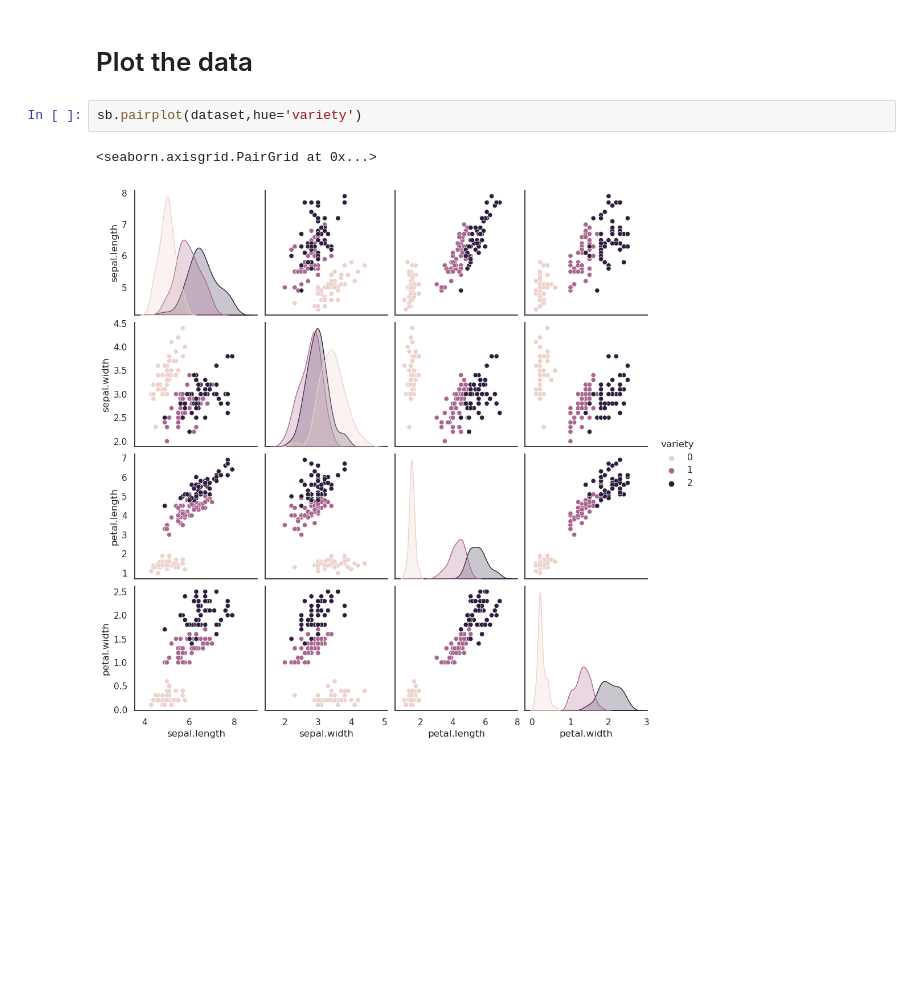
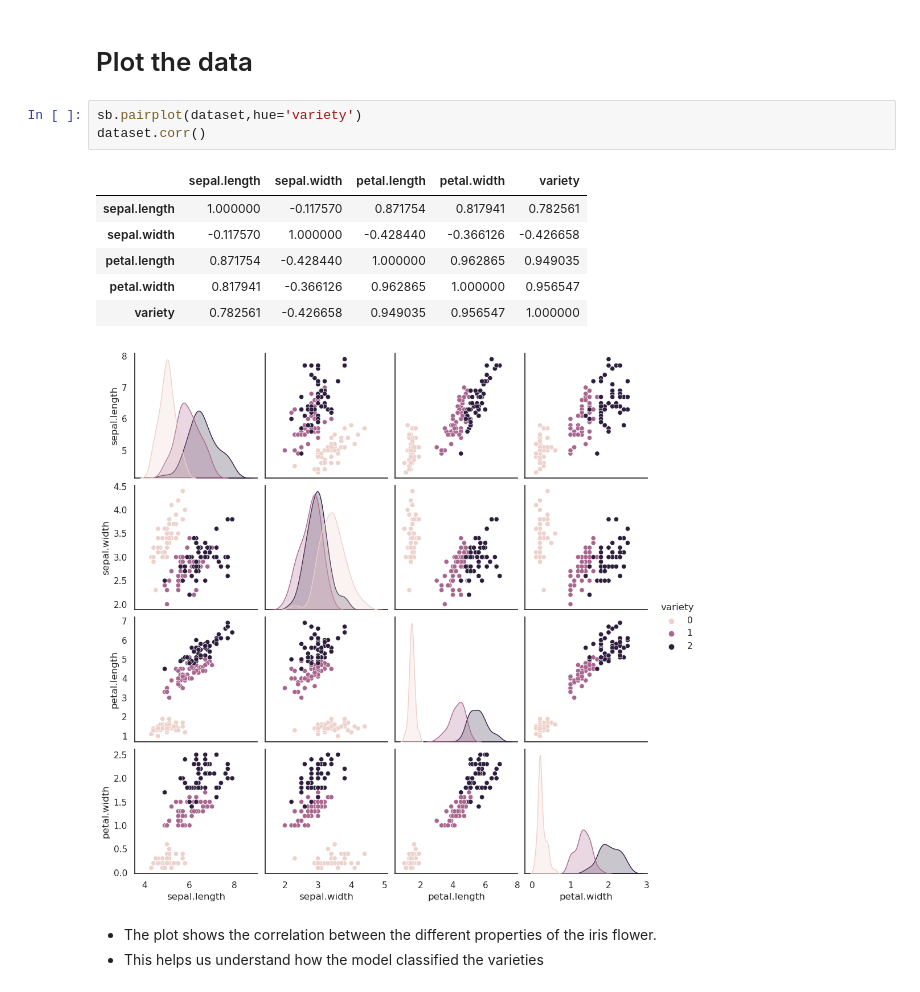
Before and after one commit to anirudhkoteshwar/logistic-regression-iris-dataset, a Jupyter notebook: log_reg.ipynb, the cells around one changed output. Cells and saved outputs as stored; diff of their text form; blank space fills up the shorter version.

Commit message:
added correlation plot

```diff
--- a/log_reg.ipynb
+++ b/log_reg.ipynb
@@ -105,6 +103,15 @@ weighted avg       0.97      0.97      0.97       150
 # Plot the data
 # %%
 sb.pairplot(dataset,hue='variety')
+dataset.corr()
 # %% [output]
-<seaborn.axisgrid.PairGrid at 0x...>
+|  | sepal.length | sepal.width | petal.length | petal.width | variety |
+| sepal.length | 1.000000 | -0.117570 | 0.871754 | 0.817941 | 0.782561 |
+| sepal.width | -0.117570 | 1.000000 | -0.428440 | -0.366126 | -0.426658 |
+| petal.length | 0.871754 | -0.428440 | 1.000000 | 0.962865 | 0.949035 |
+| petal.width | 0.817941 | -0.366126 | 0.962865 | 1.000000 | 0.956547 |
+| variety | 0.782561 | -0.426658 | 0.949035 | 0.956547 | 1.000000 |
 [figure]
+# %% [markdown]
+- The plot shows the correlation between the different properties of the iris flower.
+- This helps us understand how the model classified the varieties
```
Also changed, not shown: parts of 4 cells of this notebook.
